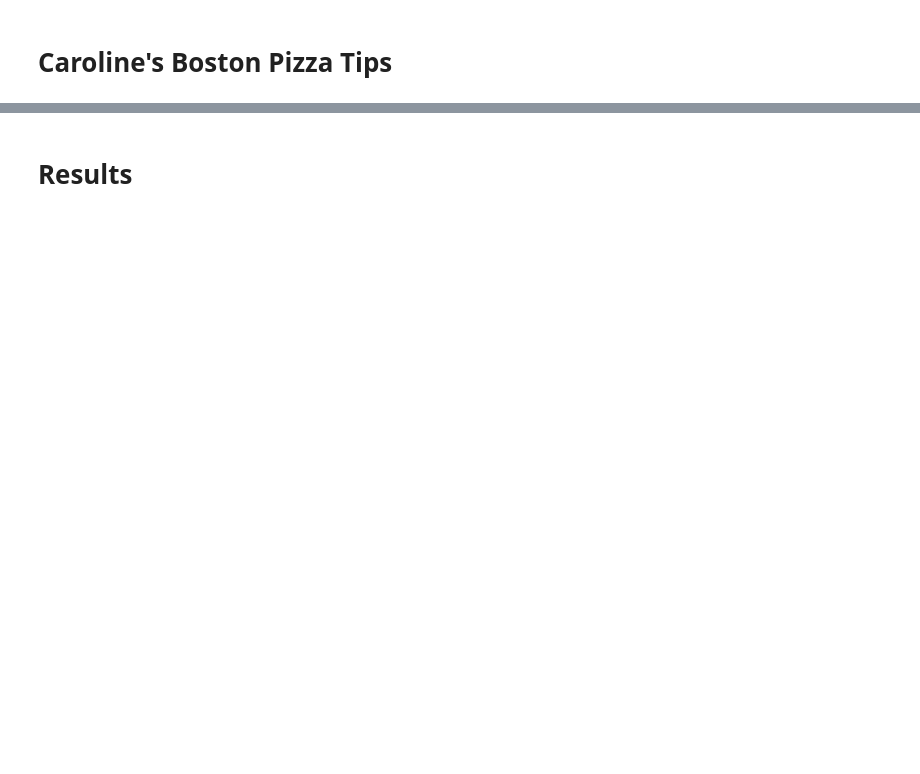
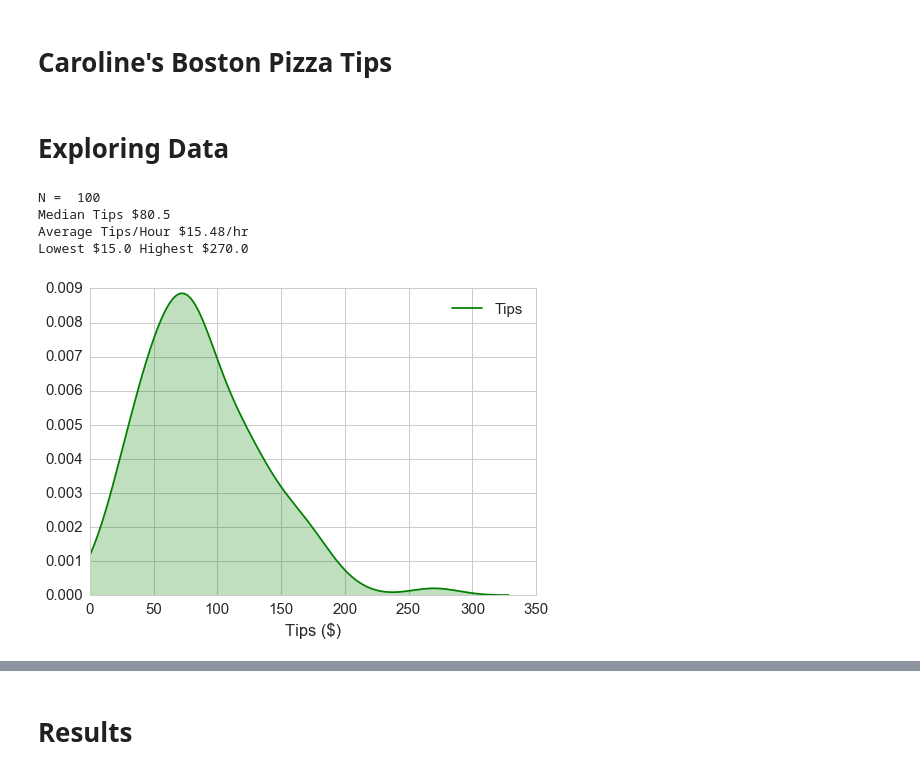
Before and after one commit to arose13/Python-Collection, a Jupyter notebook: Caroline Tips Notebook.ipynb, the cells around one changed output, grey strips where cells are left out. Saved outputs shown, nothing was run; the diff lists cells and outputs as text; code cells hidden in the pictures; blank space fills up the shorter version.

```diff
--- a/Caroline Tips Notebook.ipynb
+++ b/Caroline Tips Notebook.ipynb
@@ -25,3 +25,22 @@ data['Tips per Hour'] = data['Tips'] / data['Hours']
 
 dates = pd.to_datetime(data['Date'])
 data['Day'] = pd.to_datetime(data['Date']).dt.dayofweek
+# %% [markdown]
+# Exploring Data
+# %%
+# Tips
+sns.kdeplot(data['Tips'], shade=True, color='g')
+graph.xlabel('Tips ($)')
+graph.xlim([0, 350])
+graph.show
+
+print('N = ', len(data))
+print('Median Tips ${}'.format(data['Tips'].median()))
+print('Average Tips/Hour ${}/hr'.format(round(data['Tips per Hour'].median(), 2)))
+print('Lowest ${} Highest ${}'.format(data['Tips'].min(), data['Tips'].max()))
+# %% [output]
+N =  100
+Median Tips $80.5
+Average Tips/Hour $15.48/hr
+Lowest $15.0 Highest $270.0
+[figure, added]
```
Also changed, not shown: parts of 6 cells of this notebook, 1 other file.
